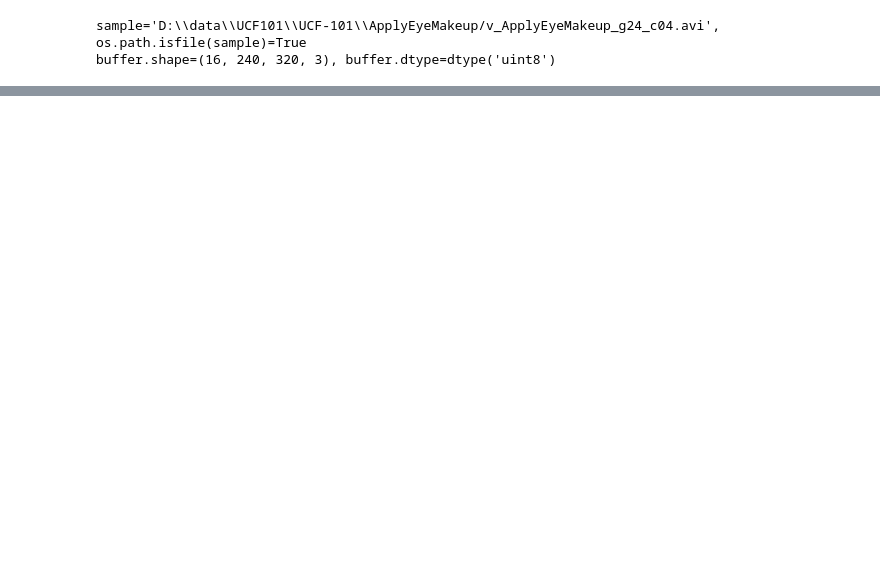
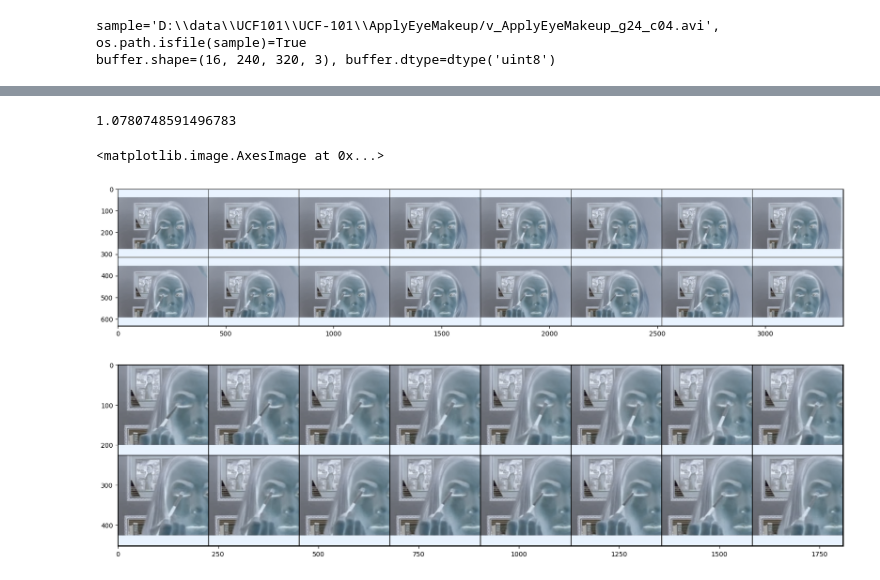
Before and after one commit to s-reaungamornrat/computer_vision, a Jupyter notebook: video_mae/notebook/dataset/FinetuneTrainAugFrame.ipynb, the cells around one changed output, grey strips where cells are left out. Saved outputs shown, nothing was run; the diff lists cells and outputs as text; code cells hidden in the pictures; blank space fills up the shorter version.

```diff
--- a/video_mae/notebook/dataset/FinetuneTrainAugFrame.ipynb
+++ b/video_mae/notebook/dataset/FinetuneTrainAugFrame.ipynb
@@ -154,0 +175,17 @@ args.aa
+# %%
+math.exp(np.random.uniform(*log_ratio))
+# %% [output]
+1.0780748591496783
+# %%
+outs,_=random_short_side_scale_jitter(images=frames.clone(), min_size=min_scale, max_size=max_scale, boxes=None,
+                                                inverse_uniform_sampling=inverse_uniform_sampling)
+plt.figure(figsize=(20,20))
+plt.imshow(make_grid(outs,normalize=True).permute(1,2,0))
+
+outs, _=random_crop(outs, crop_size)
+plt.figure(figsize=(20,20))
+plt.imshow(make_grid(outs,normalize=True).permute(1,2,0))
+# %% [output]
+<matplotlib.image.AxesImage at 0x...>
+[figure, added]
+[figure, added]
```
Also changed, not shown: parts of 8 cells of this notebook, 4 other files.
